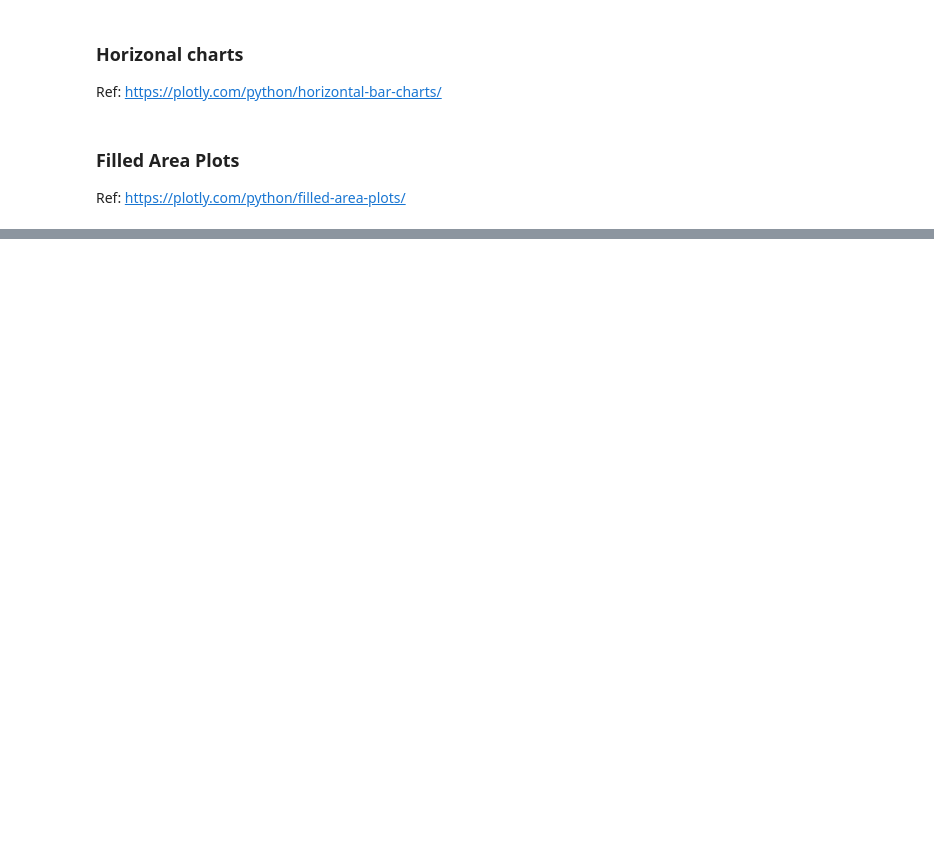
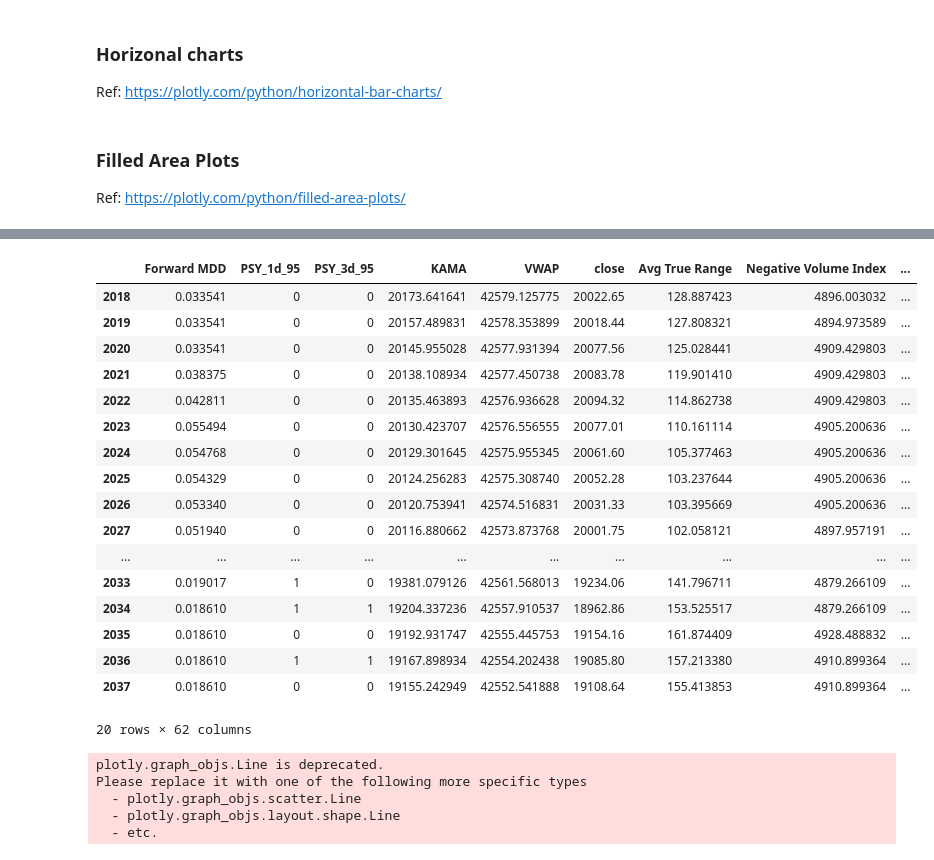
Before and after one commit to priyank96/bny-crypto, a Jupyter notebook: plots/plots.ipynb, the cells around one changed output, grey strips where cells are left out. Saved outputs shown, nothing was run; the diff lists cells and outputs as text; code cells hidden in the pictures; blank space fills up the shorter version.

```diff
--- a/plots/plots.ipynb
+++ b/plots/plots.ipynb
@@ -132,0 +112,7 @@ price_data_df['volume'].max()
+# %%
+import pandas as pd
+
+train_df = pd.read_csv('/Users/ranadeep/Downloads/with_news_train95_12h.csv')
+val_df = pd.read_csv('/Users/ranadeep/Downloads/with_news_predictions_val_95_12h.csv')
+test_df = pd.read_csv('/Users/ranadeep/Downloads/with_news_predictions_test_95_12h.csv')
+train_df
@@ -132,0 +200,70 @@ price_data_df['volume'].max()
+# %%
+end_time = datetime.datetime(2022, 6, 30, 11, 0, 0, 0)
+num_lookback_points = 20
+df = val_df.query(f'timestamp <= "{str(end_time)}"').iloc[-num_lookback_points:]
+df['prediction_logit'] = df['prediction_score'].apply(lambda x: round(x*100,1))
+df
+# %% [output]
+|  | Forward MDD | PSY_1d_95 | PSY_3d_95 | KAMA | VWAP | close | Avg True Range | Negative Volume Index | ... |
+| 2018 | 0.033541 | 0 | 0 | 20173.641641 | 42579.125775 | 20022.65 | 128.887423 | 4896.003032 | ... |
+| 2019 | 0.033541 | 0 | 0 | 20157.489831 | 42578.353899 | 20018.44 | 127.808321 | 4894.973589 | ... |
+| 2020 | 0.033541 | 0 | 0 | 20145.955028 | 42577.931394 | 20077.56 | 125.028441 | 4909.429803 | ... |
+| 2021 | 0.038375 | 0 | 0 | 20138.108934 | 42577.450738 | 20083.78 | 119.901410 | 4909.429803 | ... |
+| 2022 | 0.042811 | 0 | 0 | 20135.463893 | 42576.936628 | 20094.32 | 114.862738 | 4909.429803 | ... |
+| 2023 | 0.055494 | 0 | 0 | 20130.423707 | 42576.556555 | 20077.01 | 110.161114 | 4905.200636 | ... |
+| 2024 | 0.054768 | 0 | 0 | 20129.301645 | 42575.955345 | 20061.60 | 105.377463 | 4905.200636 | ... |
+| 2025 | 0.054329 | 0 | 0 | 20124.256283 | 42575.308740 | 20052.28 | 103.237644 | 4905.200636 | ... |
+| 2026 | 0.053340 | 0 | 0 | 20120.753941 | 42574.516831 | 20031.33 | 103.395669 | 4905.200636 | ... |
+| 2027 | 0.051940 | 0 | 0 | 20116.880662 | 42573.873768 | 20001.75 | 102.058121 | 4897.957191 | ... |
+| ... | ... | ... | ... | ... | ... | ... | ... | ... | ... |
+| 2033 | 0.019017 | 1 | 0 | 19381.079126 | 42561.568013 | 19234.06 | 141.796711 | 4879.266109 | ... |
+| 2034 | 0.018610 | 1 | 1 | 19204.337236 | 42557.910537 | 18962.86 | 153.525517 | 4879.266109 | ... |
+| 2035 | 0.018610 | 0 | 0 | 19192.931747 | 42555.445753 | 19154.16 | 161.874409 | 4928.488832 | ... |
+| 2036 | 0.018610 | 1 | 1 | 19167.898934 | 42554.202438 | 19085.80 | 157.213380 | 4910.899364 | ... |
+| 2037 | 0.018610 | 0 | 0 | 19155.242949 | 42552.541888 | 19108.64 | 155.413853 | 4910.899364 | ... |
+20 rows × 62 columns
+# %%
+import plotly.graph_objects as go
+from plotly.subplots import make_subplots
+import datetime
+
+def line_plot_double_shared_stacked_bars(df, column_x=None, column_y1=None, column_y2=None, line_name1=None, line_name2=None, line_color1=None, line_color2=None, line_fill1=None, line_fill2=None, title=None):
+    fig = make_subplots(specs=[[{"secondary_y": True}]])
+    # fig = make_subplots(rows=2, cols=1, shared_xaxes=True)
+    if column_x is None:
+        x = df.index
+    else:
+        x = df[column_x]
+
+    fig.add_trace(go.Line(x=x, y=df[column_y1], fill=line_fill1, name=line_name1, marker=dict(color=line_color1)), secondary_y=False)
+    for i, (col_name, line_name, line_color)  in enumerate(zip(column_y2, line_name2, line_color2)):
+        fig.add_trace(go.Bar(x=x, y=df[col_name], name=line_name, marker=dict(color=line_color, opacity=0.4)), secondary_y=True)
+
+    if title is not None:
+        fig.update_layout(title_text=title)
+        layout_margin_top=30
+    else:
+        layout_margin_top=10
+    fig.update_layout(barmode='relative', margin=dict(l=10, r=10, t=layout_margin_top, b=10), height=300)
+    fig.update_layout(yaxis2 = dict(range=[0, df[column_y2].abs().max()]), legend=dict(
+        x=0,
+        y=1.2,))
+    fig['data'][0]['showlegend'] = True
+    return fig
+
+end_time = datetime.datetime(2022, 6, 30, 11, 0, 0, 0)
+num_lookback_points = 2*24
+df = val_df.query(f'timestamp <= "{str(end_time)}"').iloc[-num_lookback_points:]
+df['prediction_logit'] = df['prediction_logit'].apply(lambda x: round(x*100,1))
+# line_plot_double_shared_stacked_bars(df=df, column_x='timestamp', column_y1='prediction_logit', column_y2=['price_contribution', 'news_contribution', 'social_media_contribution'], line_name1='Price Fall Risk Probability', line_name2=['Price Contribution', 'News Contribution', 'Social Media Contribution'], line_color1='red', line_color2=['blue','green','purple'], title='')
+
+line_plot_double_shared_stacked_bars(df=df, column_x='timestamp',
+                                                                   column_y1='prediction_logit', column_y2=['price_contribution', 'news_contribution', 'social_media_contribution'],
+                                                                   line_name1='Price Fall Probability', line_name2=['Price Contribution', 'News Contribution', 'Social Media Contribution'],
+                                                                   line_color1='grey', line_color2=['yellow','purple','blue'], title='').show()
+# %% [output]
+plotly.graph_objs.Line is deprecated.
+Please replace it with one of the following more specific types
+  - plotly.graph_objs.scatter.Line
+  - plotly.graph_objs.layout.shape.Line
+  - etc.
```
Also changed, not shown: parts of 11 cells of this notebook, 3 other files.
